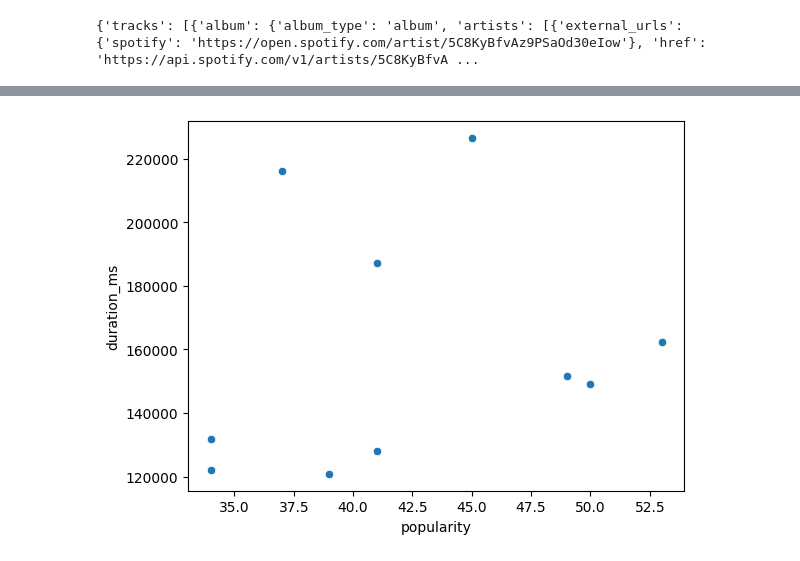
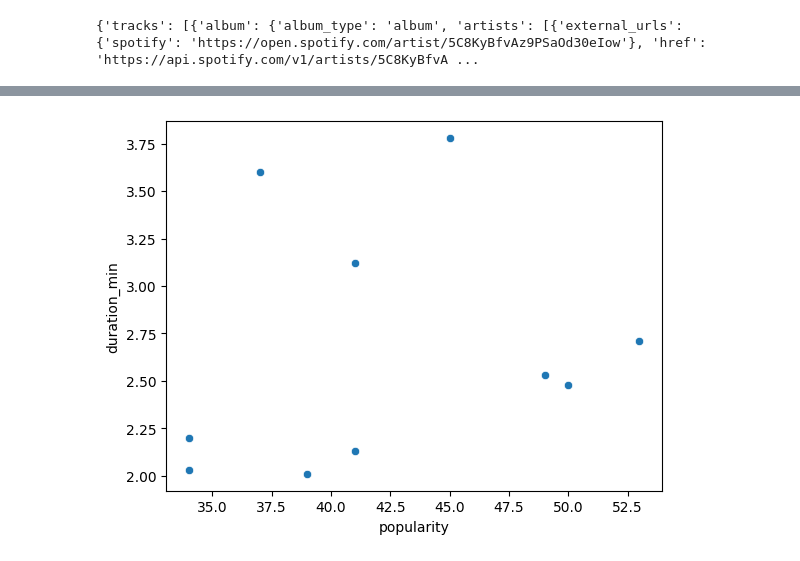
Before and after one commit to LuisCamachoRivero/interacting-with-api-python-project-tutorial, a Jupyter notebook: src/explore.ipynb, the cells around one changed output, grey strips where cells are left out. Cells and saved outputs as stored; diff of their text form; code cells hidden in the pictures.

```diff
--- a/src/explore.ipynb
+++ b/src/explore.ipynb
@@ -30,6 +30,8 @@ print(response)
 {'tracks': [{'album': {'album_type': 'album', 'artists': [{'external_urls': {'spotify': 'https://open.spotify.com/artist/5C8KyBfvAz9PSaOd30eIow'}, 'href': 'https://api.spotify.com/v1/artists/5C8KyBfvA ...
 # %%
 df_tracks = pd.DataFrame.from_records(response['tracks'])
+df_tracks['duration_min'] = df_tracks['duration_ms']/(1000*60)
+df_tracks['duration_min'] = df_tracks['duration_min'].round(2)
 df_tracks
 # %% [output]
 |  | album | artists | disc_number | duration_ms | explicit | external_ids | external_urls | href | id | ... |
@@ -44,8 +46,8 @@ df_tracks
 | 8 | {'album_type': 'single', 'artists... | [{'external_urls': {'spotify': 'h... | 1 | 131994 | False | {'isrc': 'QM42K2091814'} | {'spotify': 'https://open.spotify... | https://api.spotify.com/v1/tracks... | 1bDlg4TlMxo2Omfm4sa3X2 | ... |
 | 9 | {'album_type': 'album', 'artists'... | [{'external_urls': {'spotify': 'h... | 1 | 122012 | False | {'isrc': 'QZMHN2419366'} | {'spotify': 'https://open.spotify... | https://api.spotify.com/v1/tracks... | 2A0gddsembbjvivo6Naprn | ... |
 # %%
-diagrama_de_correlacion = sns.scatterplot(data= df_tracks, x='popularity', y='duration_ms')
+diagrama_de_correlacion = sns.scatterplot(data= df_tracks, x='popularity', y='duration_min')
 fig = diagrama_de_correlacion.get_figure()
 fig.savefig('scatter_plot.png')
 # %% [output]
-[figure, old version]
+[figure, new version]
```
Also changed, not shown: 1 other file.
